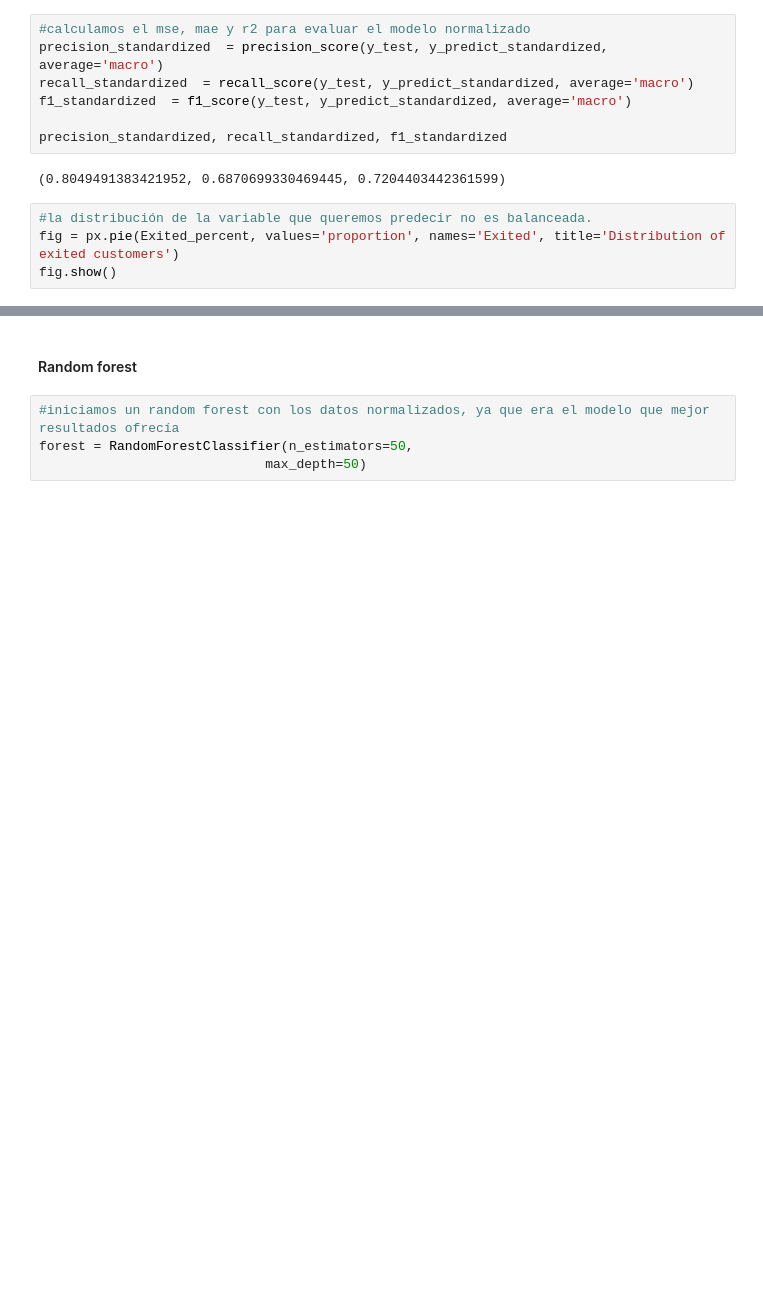
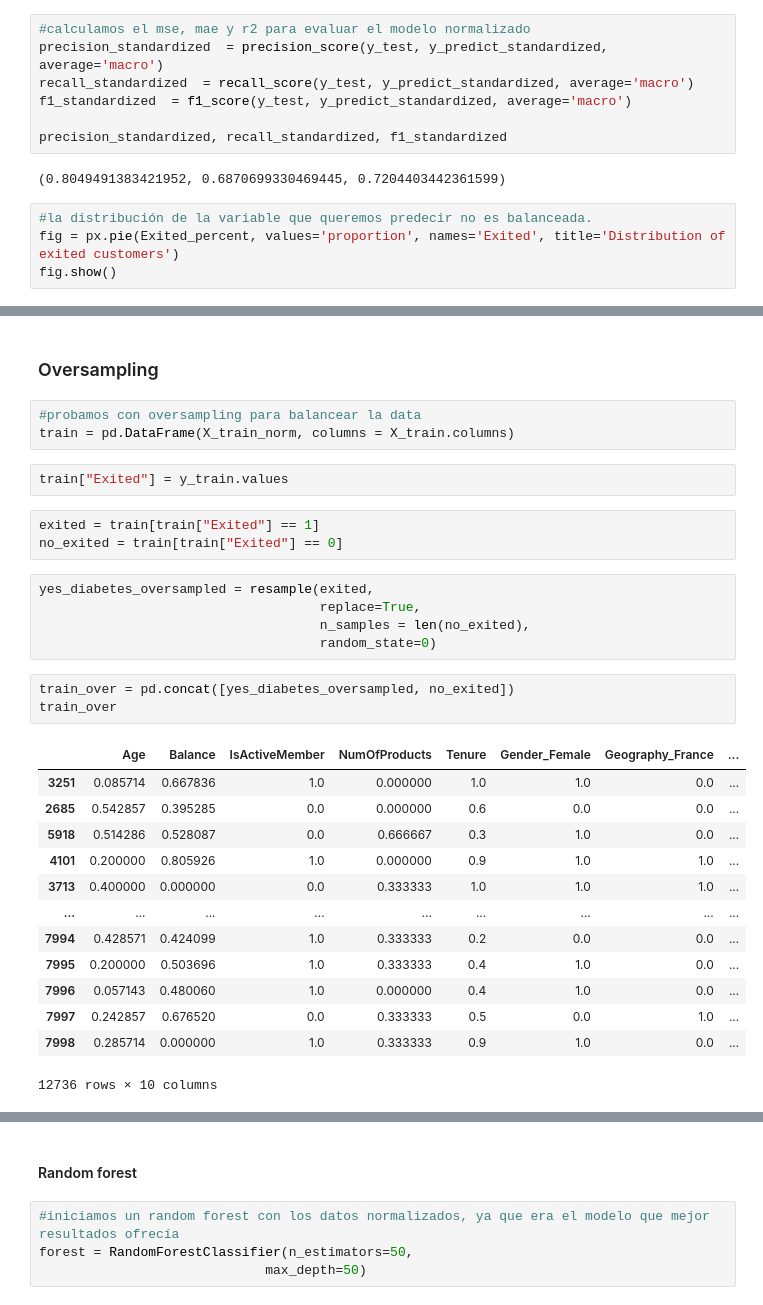
Before and after one commit to alicia-perez-diez/bank_churn_project, a Jupyter notebook: notebooks/main.ipynb, the cells around one changed output, grey strips where cells are left out. Drawn from its saved outputs; the diff is of its cells as text; blank space fills up the shorter version.

```diff
--- a/notebooks/main.ipynb
+++ b/notebooks/main.ipynb
@@ -675,0 +892,32 @@ X_train_sm,y_train_sm = sm.fit_resample(X_train_norm,y_train)
+# %% [markdown]
+### Oversampling
+# %%
+#probamos con oversampling para balancear la data
+train = pd.DataFrame(X_train_norm, columns = X_train.columns)
+# %%
+train["Exited"] = y_train.values
+# %%
+exited = train[train["Exited"] == 1]
+no_exited = train[train["Exited"] == 0]
+# %%
+yes_diabetes_oversampled = resample(exited,
+                                    replace=True,
+                                    n_samples = len(no_exited),
+                                    random_state=0)
+# %%
+train_over = pd.concat([yes_diabetes_oversampled, no_exited])
+train_over
+# %% [output]
+|  | Age | Balance | IsActiveMember | NumOfProducts | Tenure | Gender_Female | Geography_France | ... |
+| 3251 | 0.085714 | 0.667836 | 1.0 | 0.000000 | 1.0 | 1.0 | 0.0 | ... |
+| 2685 | 0.542857 | 0.395285 | 0.0 | 0.000000 | 0.6 | 0.0 | 0.0 | ... |
+| 5918 | 0.514286 | 0.528087 | 0.0 | 0.666667 | 0.3 | 1.0 | 0.0 | ... |
+| 4101 | 0.200000 | 0.805926 | 1.0 | 0.000000 | 0.9 | 1.0 | 1.0 | ... |
+| 3713 | 0.400000 | 0.000000 | 0.0 | 0.333333 | 1.0 | 1.0 | 1.0 | ... |
+| ... | ... | ... | ... | ... | ... | ... | ... | ... |
+| 7994 | 0.428571 | 0.424099 | 1.0 | 0.333333 | 0.2 | 0.0 | 0.0 | ... |
+| 7995 | 0.200000 | 0.503696 | 1.0 | 0.333333 | 0.4 | 1.0 | 0.0 | ... |
+| 7996 | 0.057143 | 0.480060 | 1.0 | 0.000000 | 0.4 | 1.0 | 0.0 | ... |
+| 7997 | 0.242857 | 0.676520 | 0.0 | 0.333333 | 0.5 | 0.0 | 1.0 | ... |
+| 7998 | 0.285714 | 0.000000 | 1.0 | 0.333333 | 0.9 | 1.0 | 0.0 | ... |
+12736 rows × 10 columns
```
Also changed, not shown: parts of 90 cells of this notebook, 2 other files.
